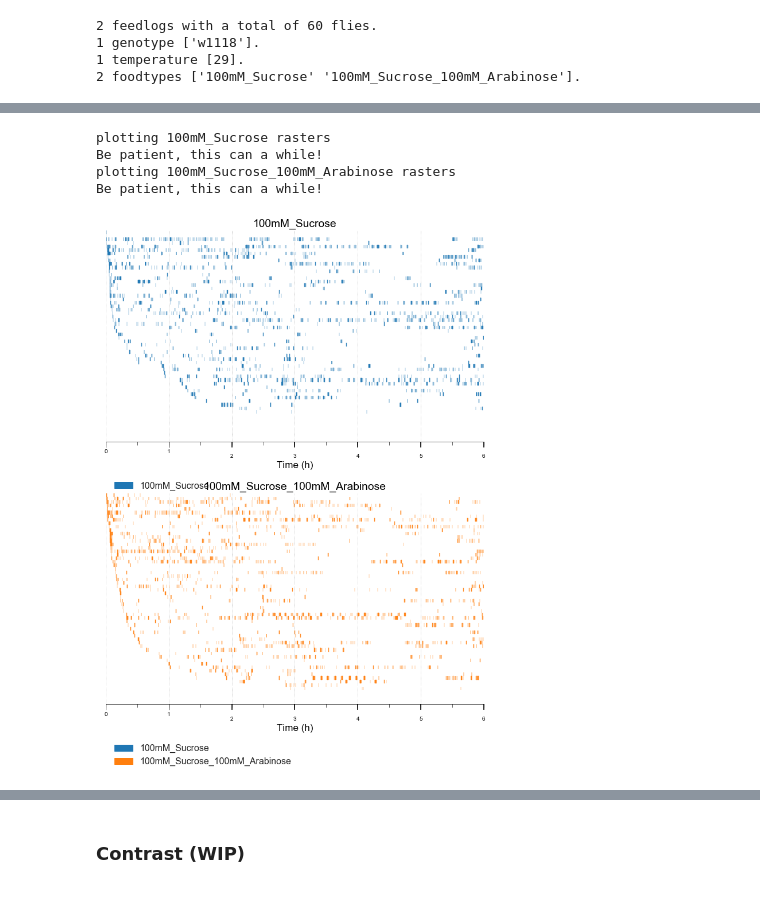
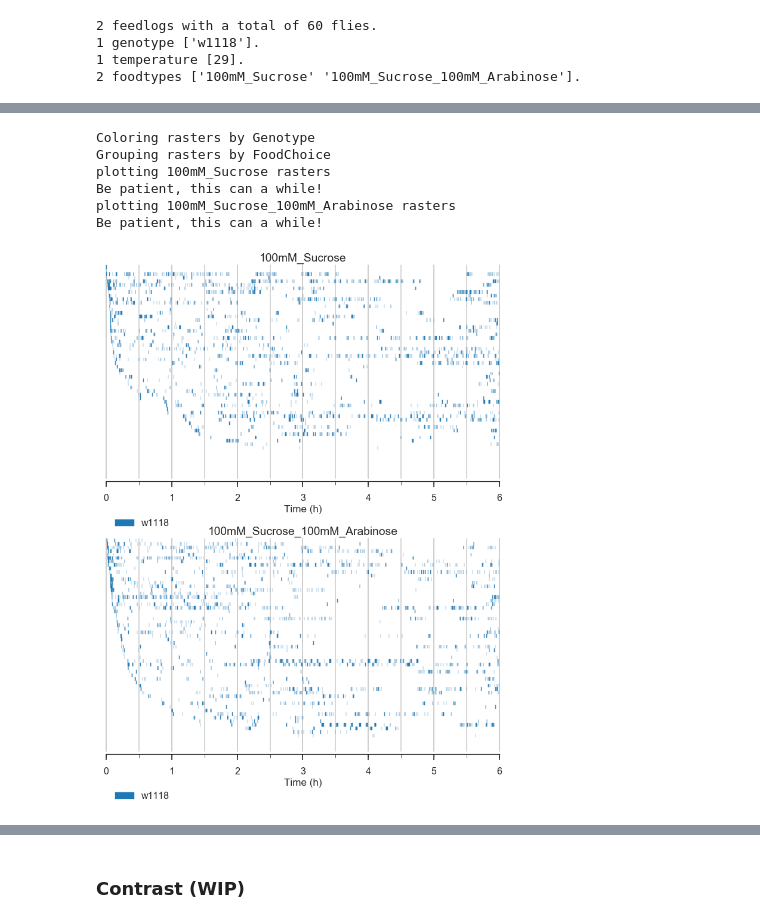
Before and after one commit to ACCLAB/espresso, a Jupyter notebook: jupyter-nb/espresso plotting module dev.ipynb, the cells around one changed output, grey strips where cells are left out. Saved outputs shown, nothing was run; the diff lists cells and outputs as text; code cells hidden in the pictures.

```diff
--- a/jupyter-nb/espresso plotting module dev.ipynb
+++ b/jupyter-nb/espresso plotting module dev.ipynb
@@ -68,12 +77,14 @@ starved_choice
 # %%
 f,ax=plt.subplots(2,figsize=(10,13))
-starved_choice.plot.rasters(group_by='FoodChoice',color_by='FoodChoice',
-                            gridlines_minor=False,
+starved_choice.plot.rasters(group_by='FoodChoice',
+                            color_by='Genotype',
                             ax=ax)
 f.tight_layout()
 # %% [output]
+Coloring rasters by Genotype
+Grouping rasters by FoodChoice
 plotting 100mM_Sucrose rasters
 Be patient, this can a while!
 plotting 100mM_Sucrose_100mM_Arabinose rasters
 Be patient, this can a while!
-[figure, old version]
+[figure, new version]
```
Also changed, not shown: parts of 12 cells of this notebook.
